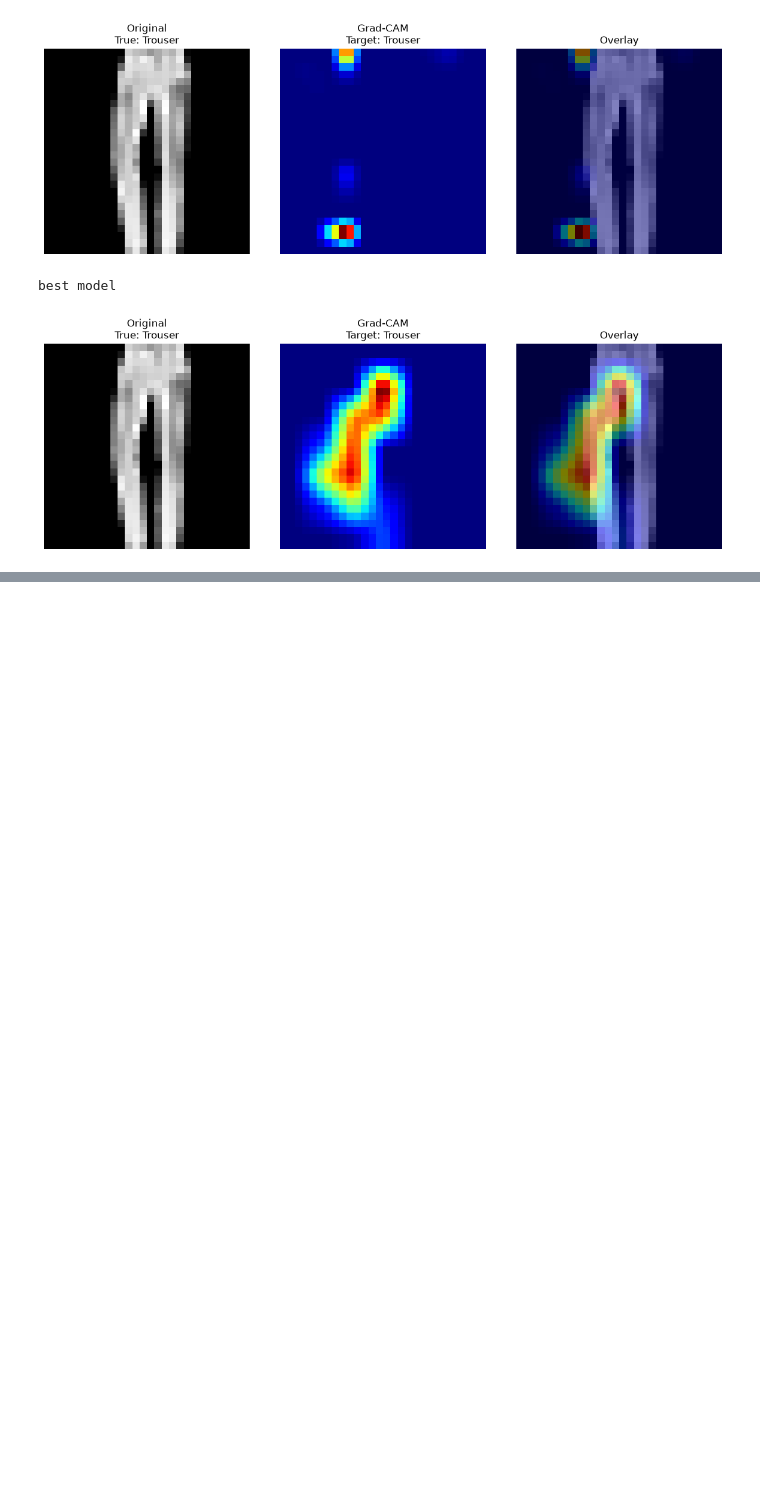
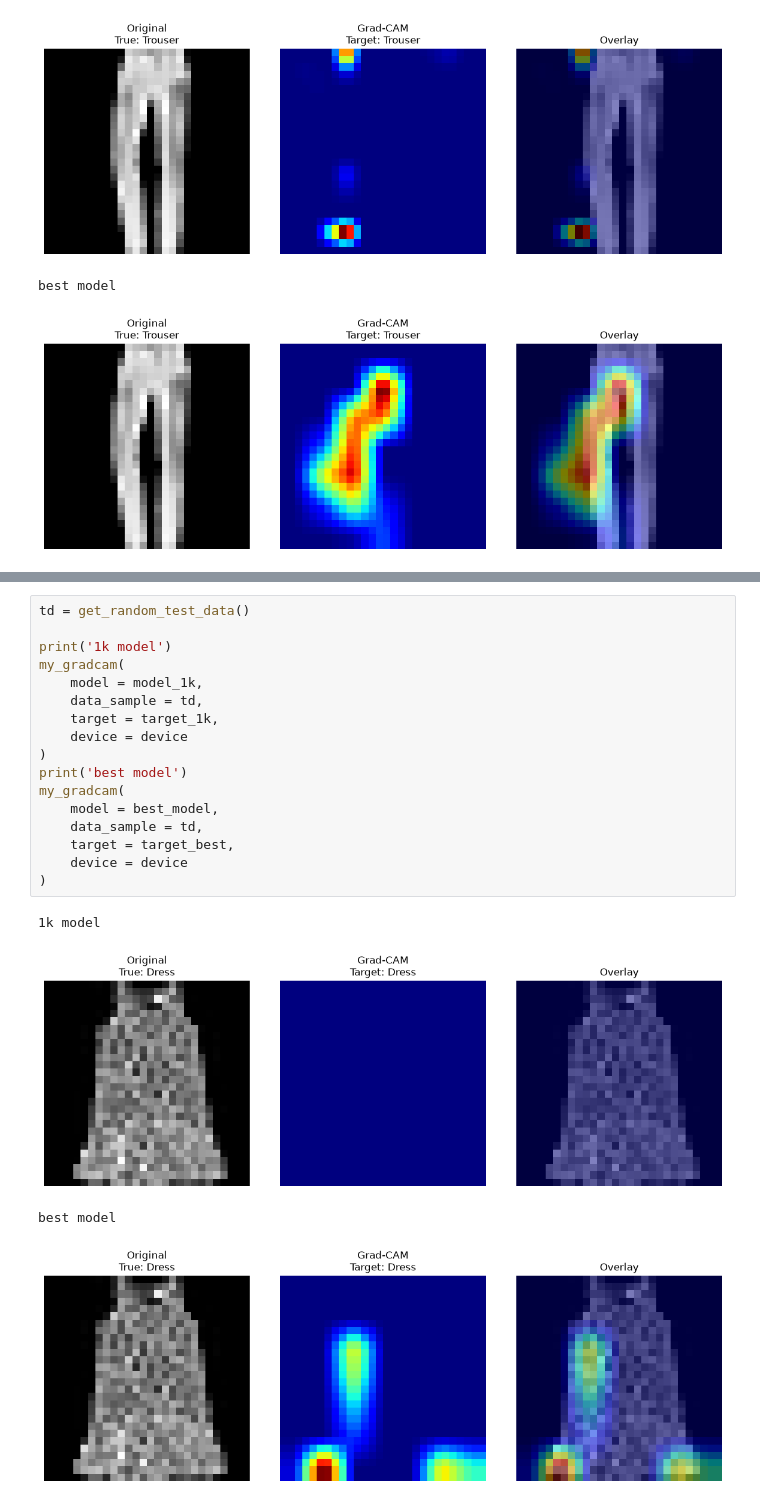
Before and after one commit to keljorden/gradcam, a Jupyter notebook: model_comp.ipynb, the cells around one changed output, grey strips where cells are left out. Saved outputs shown, nothing was run; the diff lists cells and outputs as text; blank space fills up the shorter version.

```diff
--- a/model_comp.ipynb
+++ b/model_comp.ipynb
@@ -1643,0 +1688,22 @@ best model
+# %%
+td = get_random_test_data()
+
+print('1k model')
+my_gradcam(
+    model = model_1k,
+    data_sample = td,
+    target = target_1k,
+    device = device
+)
+print('best model')
+my_gradcam(
+    model = best_model,
+    data_sample = td,
+    target = target_best,
+    device = device
+)
+# %% [output]
+1k model
+[figure, added]
+best model
+[figure, added]
```
Also changed, not shown: parts of 3 cells of this notebook.
